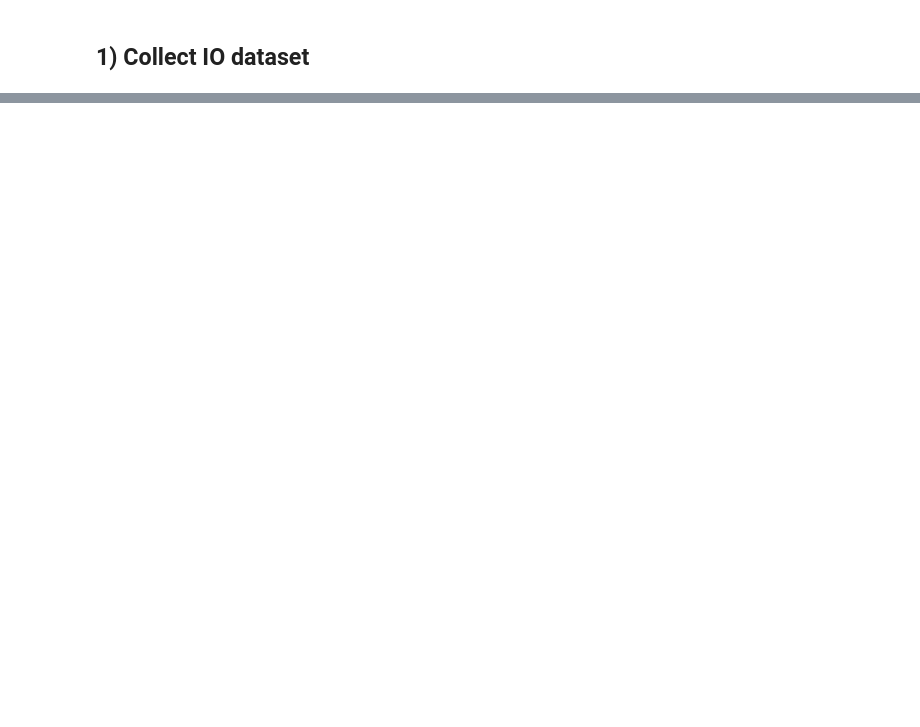
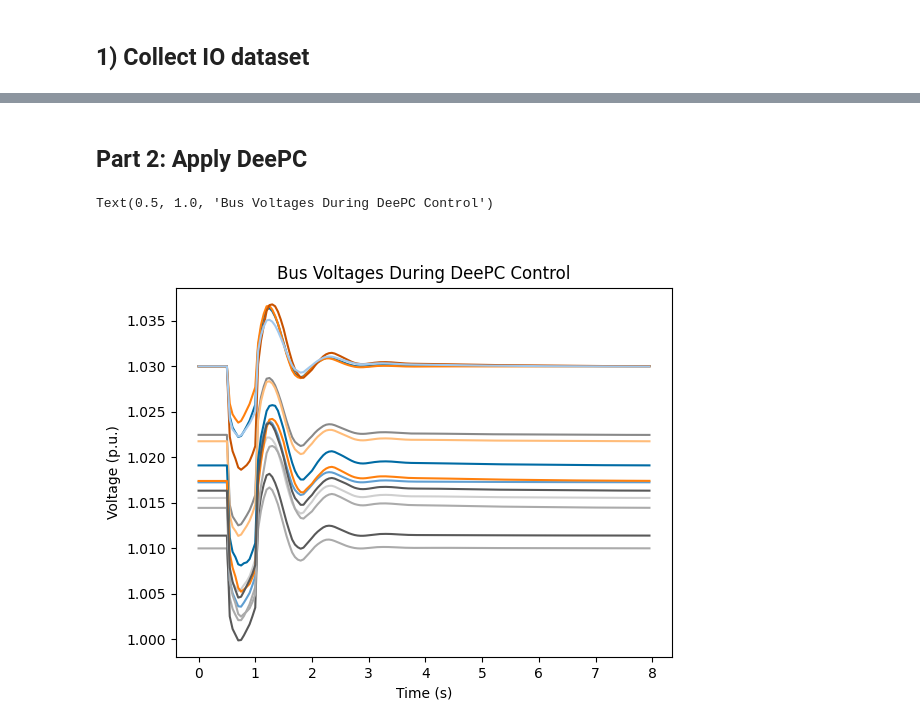
Before and after one commit to ryancalizadeh/EECE571, a Jupyter notebook: TermProject_v1.ipynb, the cells around one changed output, grey strips where cells are left out. Saved outputs shown, nothing was run; the diff lists cells and outputs as text; code cells hidden in the pictures; blank space fills up the shorter version.

```diff
--- a/TermProject_v1.ipynb
+++ b/TermProject_v1.ipynb
@@ -120,0 +341,9 @@ constant current and constant impedance. p2p, p2i and p2z must be in decimal
+# %%
+# Visualize voltage at each bus over the simulation
+fig6, ax6 = plt.subplots()
+for bus_idx in range(data_sys.Bus.n):
+	ax6.plot(t_test, ys_test[:, bus_idx], label=f'Bus {bus_idx+1} Voltage')
+
+ax6.set_xlabel('Time (s)')
+ax6.set_ylabel('Voltage (p.u.)')
+ax6.set_title('Bus Voltages During No Control')
@@ -120,0 +353,2 @@ constant current and constant impedance. p2p, p2i and p2z must be in decimal
+# %% [markdown]
+## Part 2: Apply DeePC
@@ -120,0 +416,12 @@ constant current and constant impedance. p2p, p2i and p2z must be in decimal
+# %%
+# Visualize voltage at each bus over the simulation
+fig5, ax5 = plt.subplots()
+for bus_idx in range(data_sys.Bus.n):
+	ax5.plot(t_deepc, ys_dpc[:, bus_idx], label=f'Bus {bus_idx+1} Voltage')
+
+ax5.set_xlabel('Time (s)')
+ax5.set_ylabel('Voltage (p.u.)')
+ax5.set_title('Bus Voltages During DeePC Control')
+# %% [output]
+Text(0.5, 1.0, 'Bus Voltages During DeePC Control')
+[figure, added]
```
Also changed, not shown: parts of 17 cells of this notebook, 4 other files.
